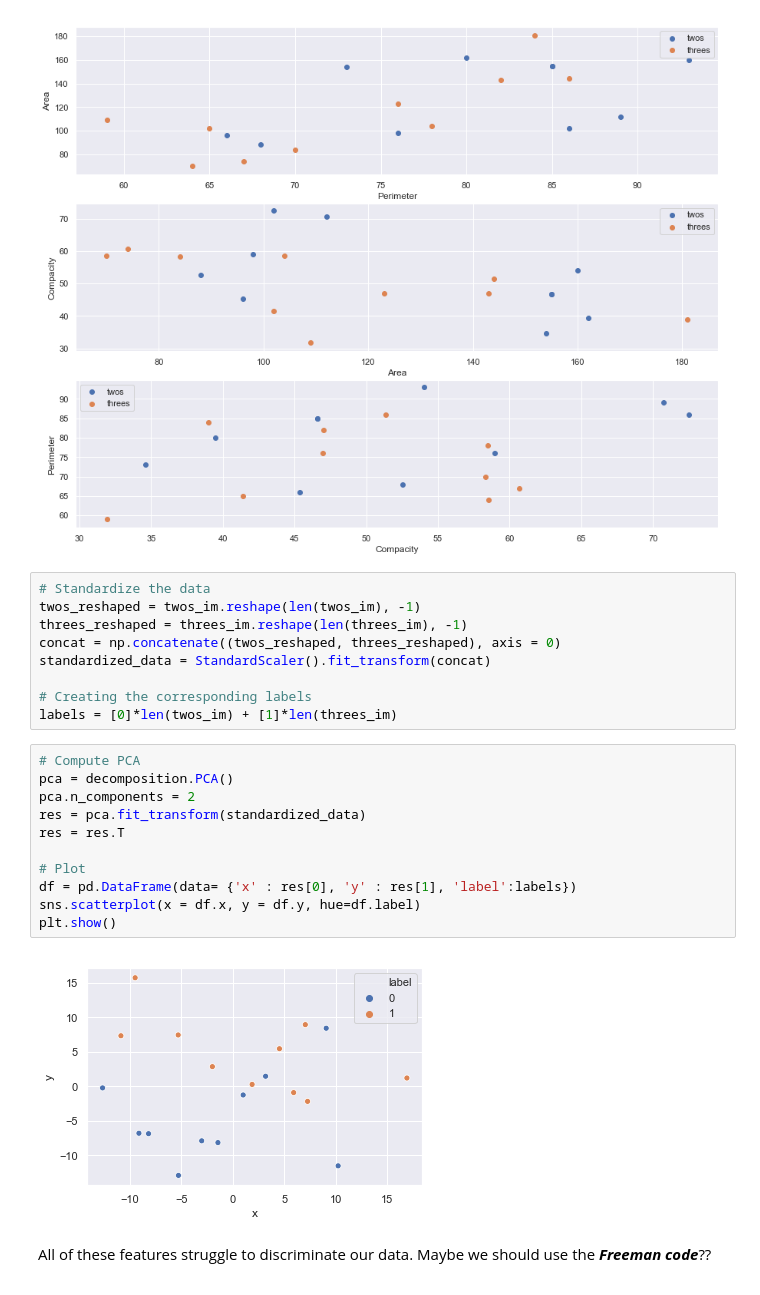
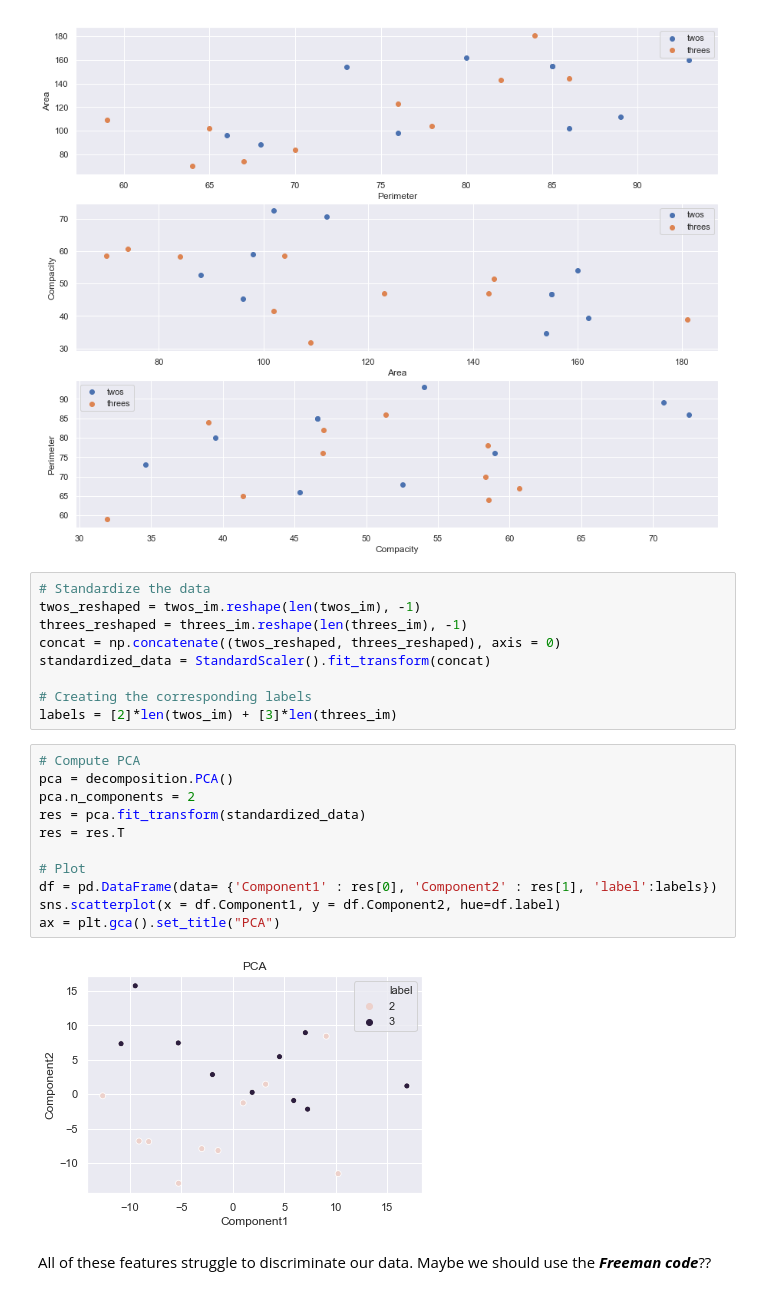
Before and after one commit to oganesManasian/Image-analysis-and-pattern-recognition, a Jupyter notebook: labs/lab_02_object_description.ipynb, the cells around one changed output. Drawn from its saved outputs; the diff is of its cells as text.

```diff
--- a/labs/lab_02_object_description.ipynb
+++ b/labs/lab_02_object_description.ipynb
@@ -802,20 +804,20 @@ concat = np.concatenate((twos_reshaped, threes_reshaped), axis = 0)
 standardized_data = StandardScaler().fit_transform(concat)
 
 # Creating the corresponding labels
-labels = [0]*len(twos_im) + [1]*len(threes_im)
+labels = [2]*len(twos_im) + [3]*len(threes_im)
 # %%
 # Compute PCA
 pca = decomposition.PCA()
 pca.n_components = 2
 res = pca.fit_transform(standardized_data)
 res = res.T
 
 # Plot
-df = pd.DataFrame(data= {'x' : res[0], 'y' : res[1], 'label':labels})
-sns.scatterplot(x = df.x, y = df.y, hue=df.label)
-plt.show()
+df = pd.DataFrame(data= {'Component1' : res[0], 'Component2' : res[1], 'label':labels})
+sns.scatterplot(x = df.Component1, y = df.Component2, hue=df.label)
+ax = plt.gca().set_title("PCA")
 # %% [output]
-[figure, old version]
+[figure, new version]
 # %% [markdown]
 All of these features struggle to discriminate our data. Maybe we should use the ***Freeman code***??
 # %% [markdown]
```
Also changed, not shown: parts of 4 cells of this notebook.
